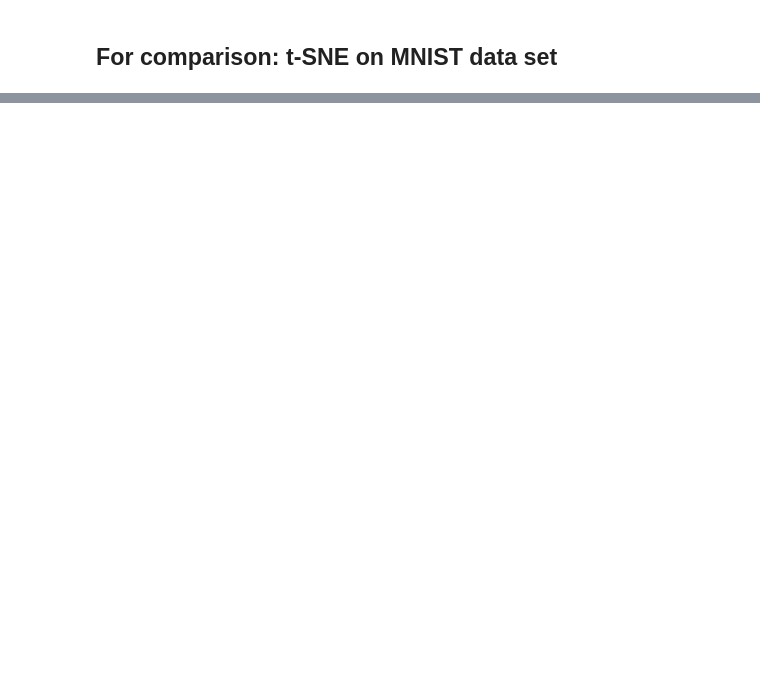
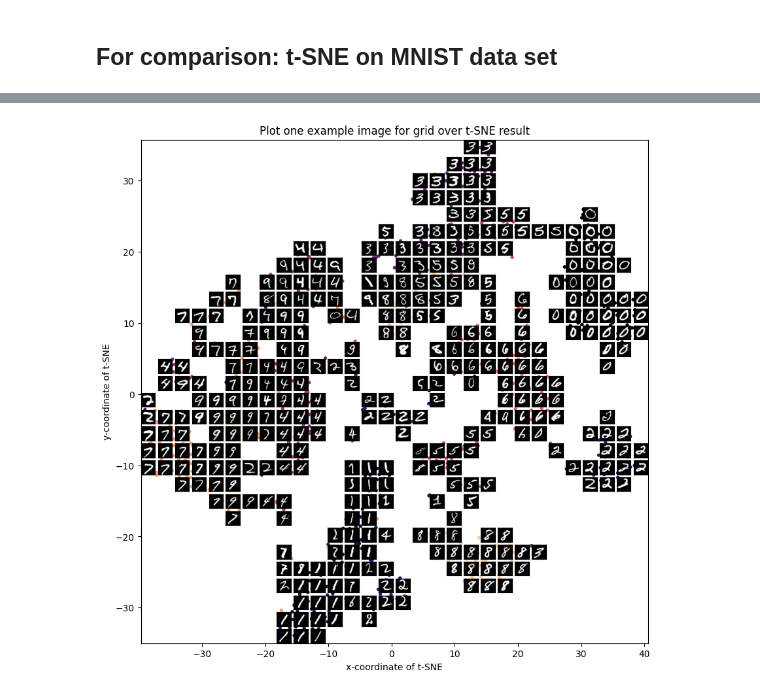
Before and after one commit to Felix-Busse/Comuter_Vision_Autoenc., a Jupyter notebook: t_SNE_on_activations.ipynb, the cells around one changed output, grey strips where cells are left out. Saved outputs shown, nothing was run; the diff lists cells and outputs as text; code cells hidden in the pictures; blank space fills up the shorter version.

```diff
--- a/t_SNE_on_activations.ipynb
+++ b/t_SNE_on_activations.ipynb
@@ -221,0 +325,5 @@ ax.scatter(tsne_result[:, 0], tsne_result[:, 1], c=y_mnist[:1000], cmap='magma',
+# %%
+# Create pandas dataframe, to store t-SNE results and corresponding image data
+df_tsne = pd.DataFrame(zip(tsne_result[:, 0], tsne_result[:, 1], x_mnist, y_mnist[:1000]),
+             columns=['x', 'y', 'images', 'target'])
+df_tsne
@@ -221,0 +344,9 @@ ax.scatter(tsne_result[:, 0], tsne_result[:, 1], c=y_mnist[:1000], cmap='magma',
+# %%
+# Define grid with number of pictures in x and y direction
+n_x = 30
+n_y = 30
+
+plot_tsne_scatter_images_grid(df_tsne, n_x, n_y)
+#plt.savefig('Plot_MNIST_tSNE_images')
+# %% [output]
+[figure, added]
```
Also changed, not shown: parts of 19 cells of this notebook.
